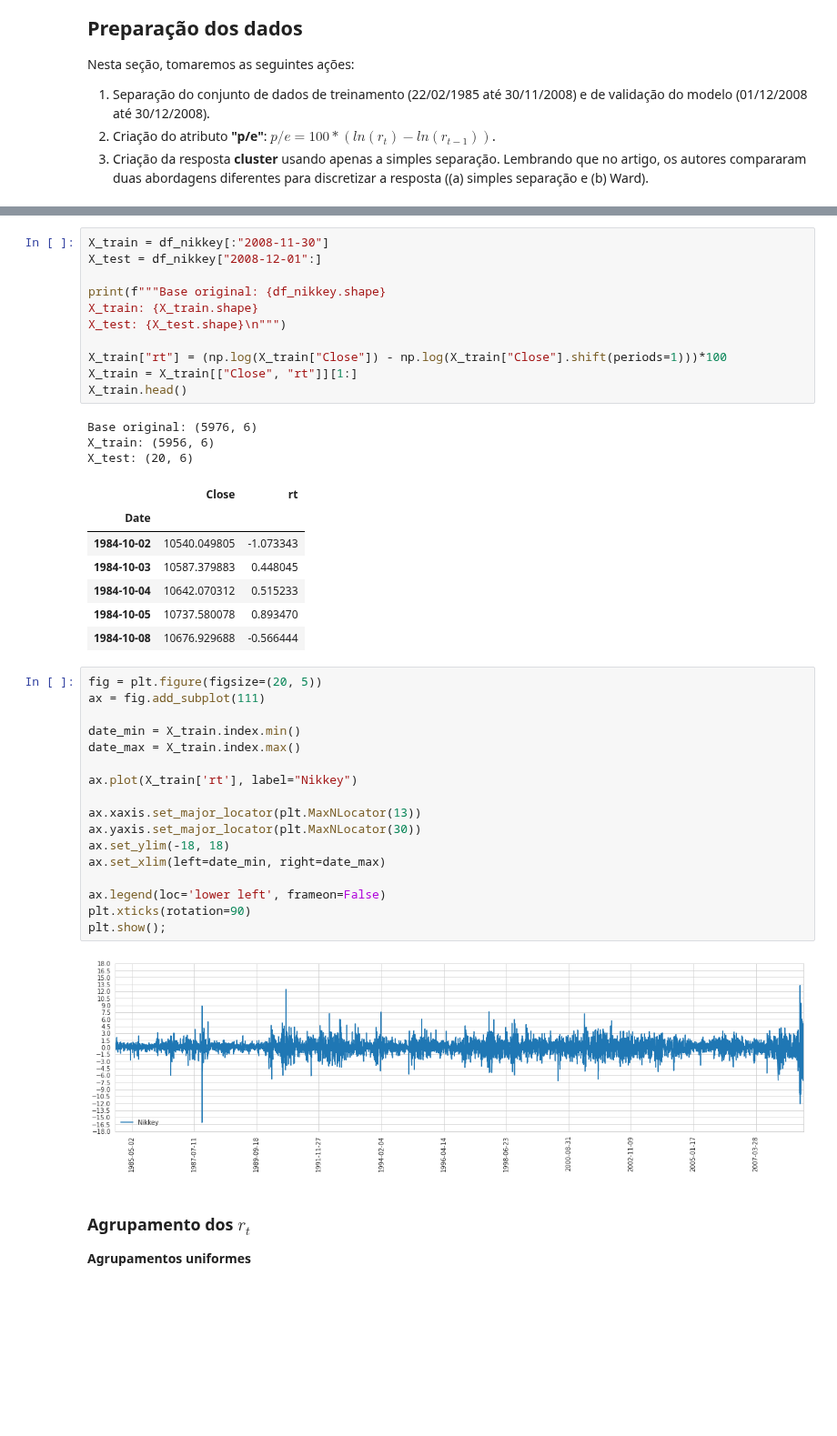
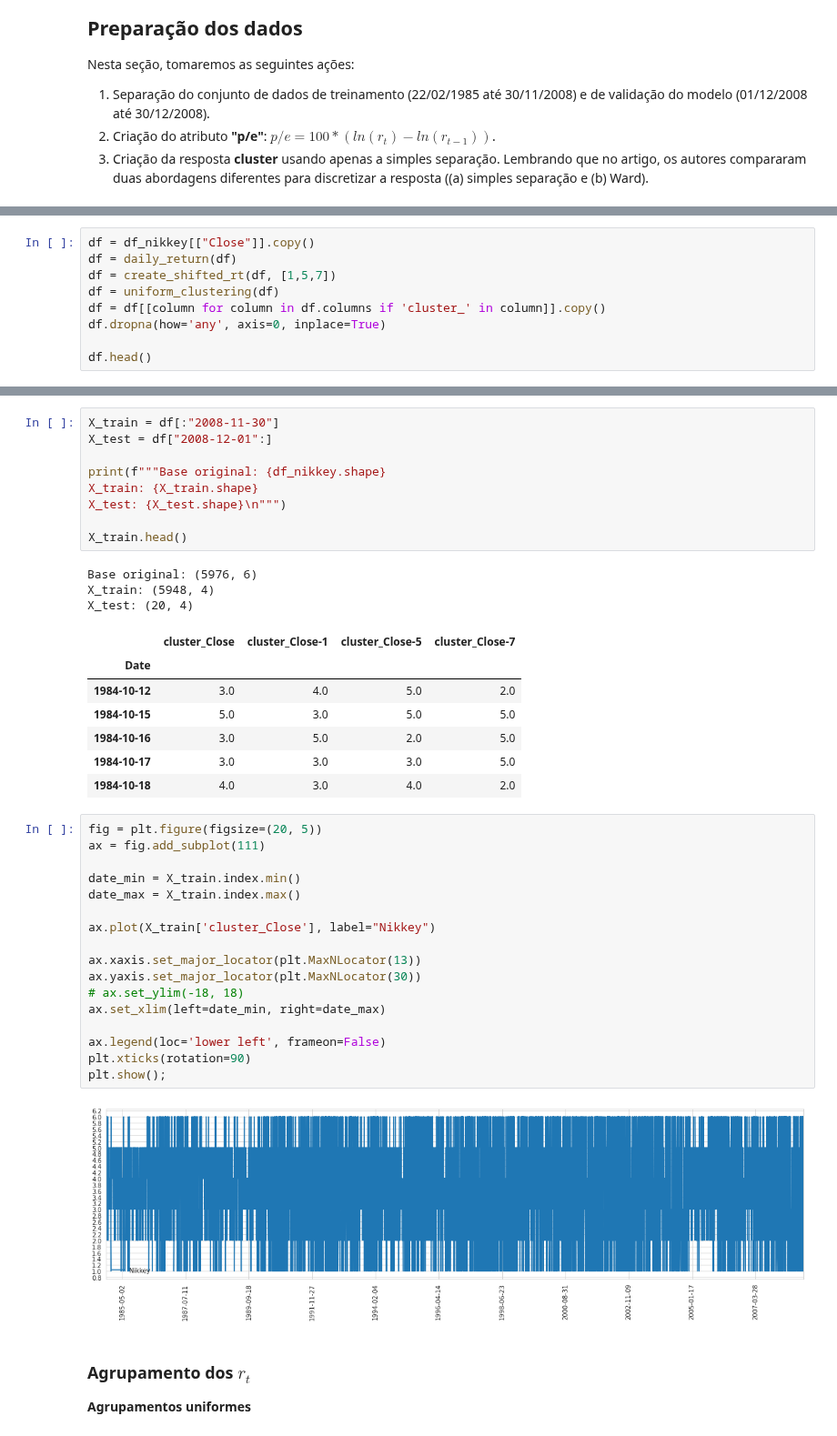
Before and after one commit to cafe-com-analytics/stock_market_index_daily_direction, a Jupyter notebook: notebooks/01_reproducing_paper_using_pomegranate.ipynb, the cells around one changed output, grey strips where cells are left out. Shown at 91% size. Cells and saved outputs as stored; diff of their text form; blank space fills up the shorter version.

```diff
--- a/notebooks/01_reproducing_paper_using_pomegranate.ipynb
+++ b/notebooks/01_reproducing_paper_using_pomegranate.ipynb
@@ -97,0 +68,9 @@ for i in np.arange(len(df_nikkey["2008-12-01":])):
+# %%
+df = df_nikkey[["Close"]].copy()
+df = daily_return(df)
+df = create_shifted_rt(df, [1,5,7])
+df = uniform_clustering(df)
+df = df[[column for column in df.columns if 'cluster_' in column]].copy()
+df.dropna(how='any', axis=0, inplace=True)
+
+df.head()
@@ -98,44 +85,42 @@ for i in np.arange(len(df_nikkey["2008-12-01":])):
 # %%
-X_train = df_nikkey[:"2008-11-30"]
-X_test = df_nikkey["2008-12-01":]
+X_train = df[:"2008-11-30"]
+X_test = df["2008-12-01":]
 
 print(f"""Base original: {df_nikkey.shape}
 X_train: {X_train.shape}
 X_test: {X_test.shape}\n""")
 
-X_train["rt"] = (np.log(X_train["Close"]) - np.log(X_train["Close"].shift(periods=1)))*100
-X_train = X_train[["Close", "rt"]][1:]
 X_train.head()
 # %% [output]
 Base original: (5976, 6)
-X_train: (5956, 6)
-X_test: (20, 6)
+X_train: (5948, 4)
+X_test: (20, 4)
-|  | Close | rt |
-| Date |  |  |
-| 1984-10-02 | 10540.049805 | -1.073343 |
-| 1984-10-03 | 10587.379883 | 0.448045 |
-| 1984-10-04 | 10642.070312 | 0.515233 |
-| 1984-10-05 | 10737.580078 | 0.893470 |
-| 1984-10-08 | 10676.929688 | -0.566444 |
+|  | cluster_Close | cluster_Close-1 | cluster_Close-5 | cluster_Close-7 |
+| Date |  |  |  |  |
+| 1984-10-12 | 3.0 | 4.0 | 5.0 | 2.0 |
+| 1984-10-15 | 5.0 | 3.0 | 5.0 | 5.0 |
+| 1984-10-16 | 3.0 | 5.0 | 2.0 | 5.0 |
+| 1984-10-17 | 3.0 | 3.0 | 3.0 | 5.0 |
+| 1984-10-18 | 4.0 | 3.0 | 4.0 | 2.0 |
 # %%
 fig = plt.figure(figsize=(20, 5))
 ax = fig.add_subplot(111)
 
 date_min = X_train.index.min()
 date_max = X_train.index.max()
 
-ax.plot(X_train['rt'], label="Nikkey")
+ax.plot(X_train['cluster_Close'], label="Nikkey")
 
 ax.xaxis.set_major_locator(plt.MaxNLocator(13))
 ax.yaxis.set_major_locator(plt.MaxNLocator(30))
-ax.set_ylim(-18, 18)
+# ax.set_ylim(-18, 18)
 ax.set_xlim(left=date_min, right=date_max)
 
 ax.legend(loc='lower left', frameon=False)
 plt.xticks(rotation=90)
 plt.show();
 # %% [output]
-[figure, old version]
+[figure, new version]
 # %% [markdown]
 ### Agrupamento dos $r_{t}$
 
```
Also changed, not shown: parts of 18 cells of this notebook, 2 other files.
